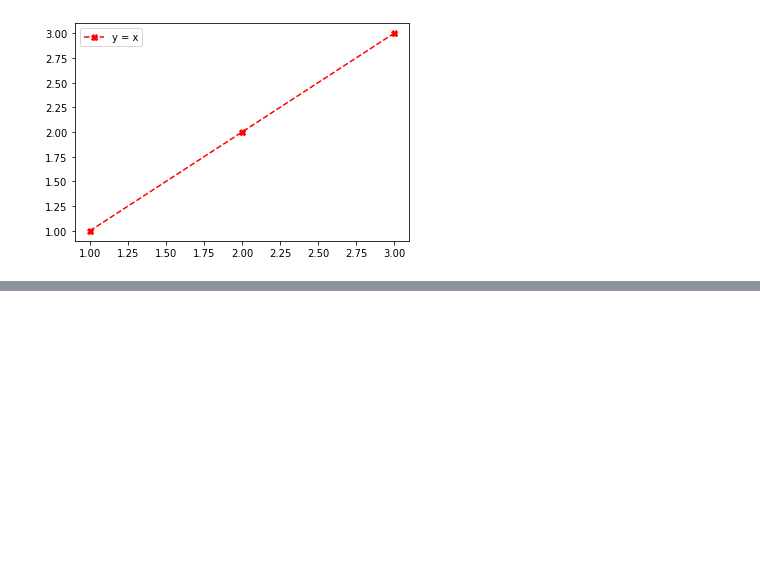
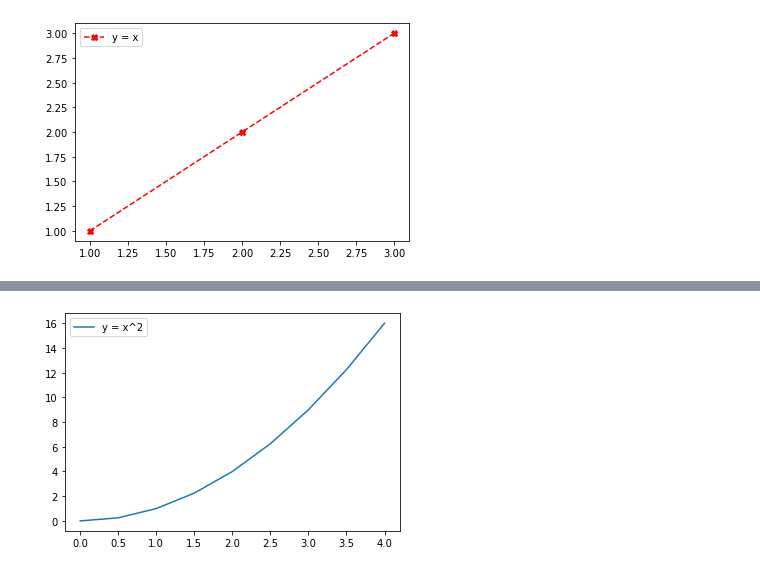
Before and after one commit to Manittecool1213/PathPlanning, a Jupyter notebook: matplotlib-notes.ipynb, the cells around one changed output, grey strips where cells are left out. Drawn from its saved outputs; the diff is of its cells as text; code cells hidden in the pictures; blank space fills up the shorter version.

```diff
--- a/matplotlib-notes.ipynb
+++ b/matplotlib-notes.ipynb
@@ -94,0 +161,20 @@ plt.show()
+# %%
+# Saving graph:
+x = np.arange(0, 4.5, 0.5)
+
+plt.plot(x, x**2, label = 'y = x^2')
+plt.legend()
+
+plt.savefig('example-of-saving-graphs.png', dpi = 200)
+"""
+- The plt.savefig() statement needs to be written BEFORE the plt.show() statement, otherwise the graph saved is blank.
+- Note that this is different from the case of plt.figure(), which needs to be written before plt.plot() as well, and not just before plt.show()
+
+- Used to save the graph as an image file.
+- A DPI parameter can be passed to the function. This allows for different resolutions for displaying and saving the graph.
+- A high DPI is recommended while saving the graph, as once again, the grpah may look choppy otherwise.
+"""
+
+plt.show()
+# %% [output]
+[figure, added]
```
Also changed, not shown: parts of 11 cells of this notebook, 4 other files.
